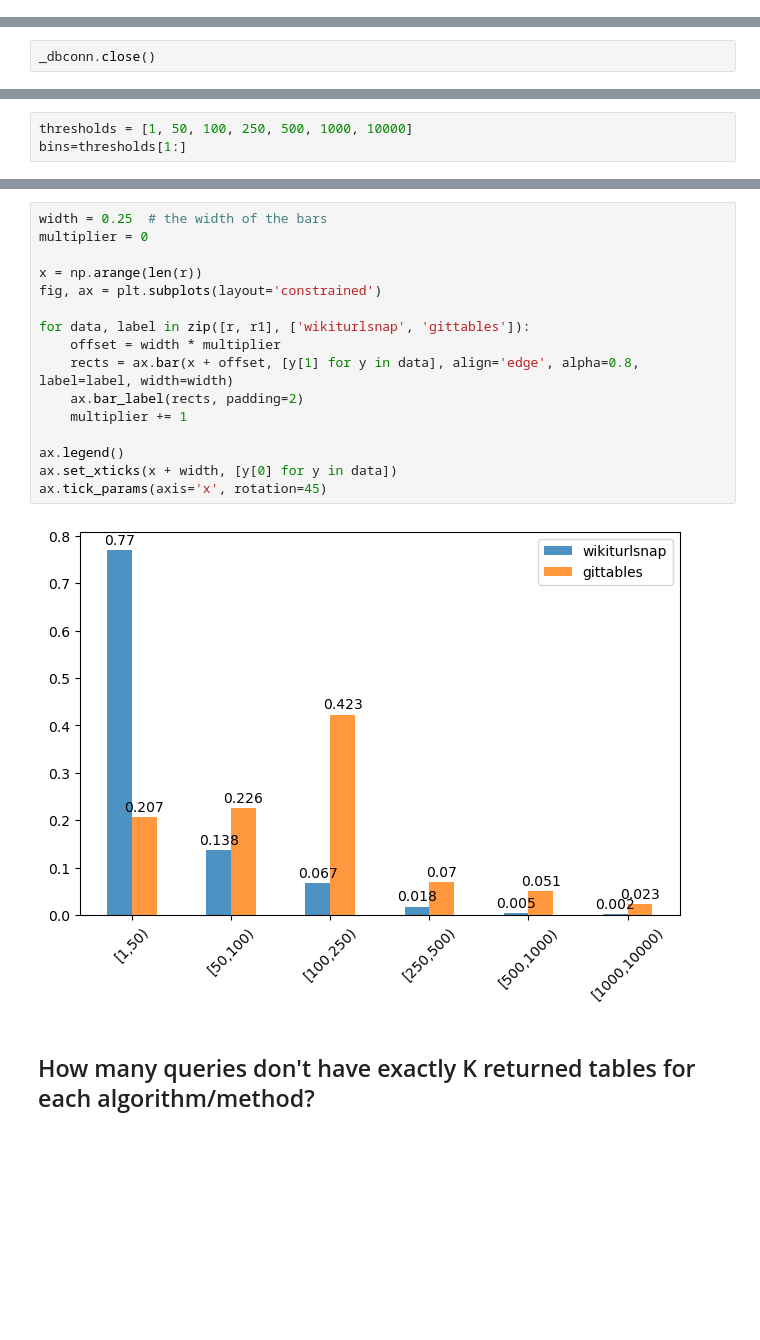
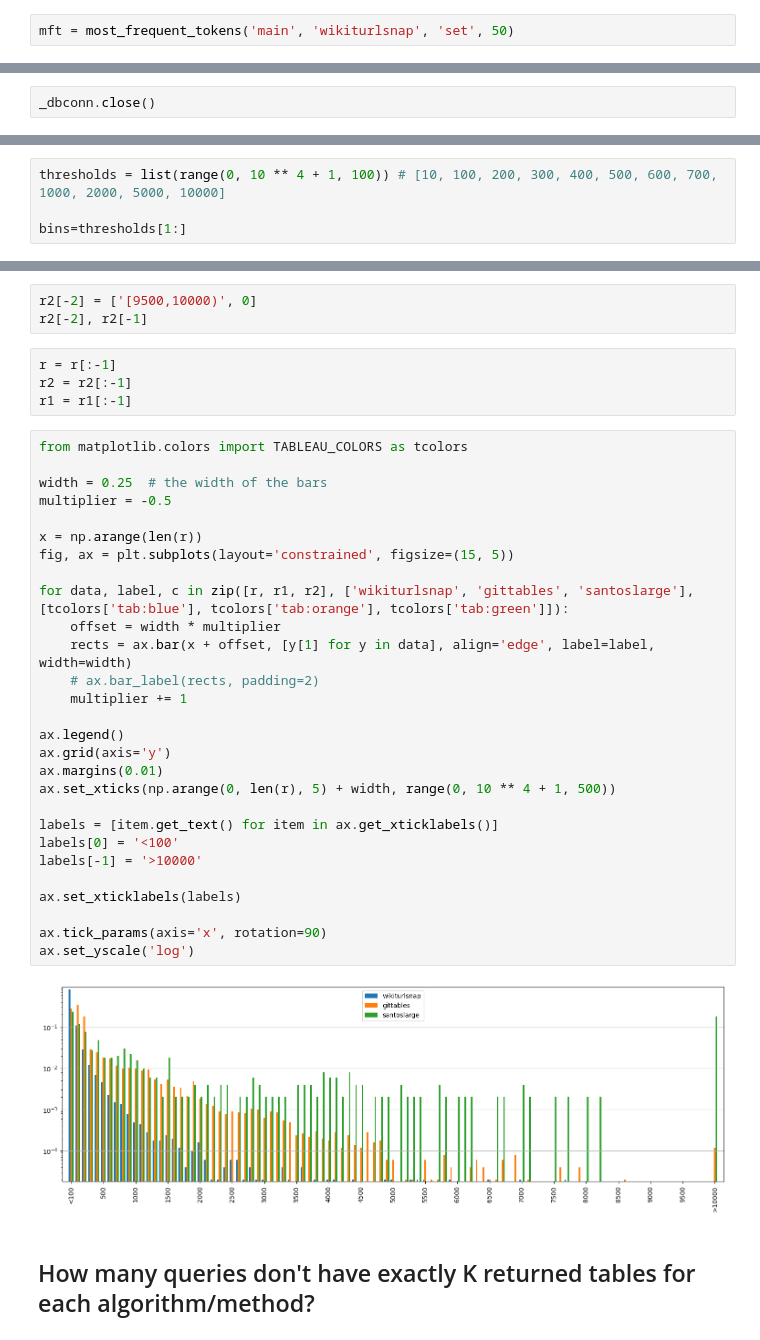
Before and after one commit to nanni00/datalake-table-finder, a Jupyter notebook: notebooks/stuff.ipynb, the cells around one changed output, grey strips where cells are left out. Saved outputs shown, nothing was run; the diff lists cells and outputs as text; blank space fills up the shorter version.

```diff
--- a/notebooks/stuff.ipynb
+++ b/notebooks/stuff.ipynb
@@ -187,0 +128,2 @@ tokenadult@#1 23915
+# %%
+mft = most_frequent_tokens('main', 'wikiturlsnap', 'set', 50)
@@ -192,4 +165,5 @@ _dbconn.close()
 # %%
-thresholds = [1, 50, 100, 250, 500, 1000, 10000]
+thresholds = list(range(0, 10 ** 4 + 1, 100)) # [10, 100, 200, 300, 400, 500, 600, 700, 1000, 2000, 5000, 10000]
+
 bins=thresholds[1:]
 # %%
@@ -247,21 +239,40 @@ plt.yscale('log')
+# %%
+r2[-2] = ['[9500,10000)', 0]
+r2[-2], r2[-1]
+# %%
+r = r[:-1]
+r2 = r2[:-1]
+r1 = r1[:-1]
 # %%
+from matplotlib.colors import TABLEAU_COLORS as tcolors
+
 width = 0.25  # the width of the bars
-multiplier = 0
+multiplier = -0.5
 
 x = np.arange(len(r))
-fig, ax = plt.subplots(layout='constrained')
+fig, ax = plt.subplots(layout='constrained', figsize=(15, 5))
 
-for data, label in zip([r, r1], ['wikiturlsnap', 'gittables']):
+for data, label, c in zip([r, r1, r2], ['wikiturlsnap', 'gittables', 'santoslarge'], [tcolors['tab:blue'], tcolors['tab:orange'], tcolors['tab:green']]):
     offset = width * multiplier
-    rects = ax.bar(x + offset, [y[1] for y in data], align='edge', alpha=0.8, label=label, width=width)
-    ax.bar_label(rects, padding=2)
+    rects = ax.bar(x + offset, [y[1] for y in data], align='edge', label=label, width=width)
+    # ax.bar_label(rects, padding=2)
     multiplier += 1
 
 ax.legend()
-ax.set_xticks(x + width, [y[0] for y in data])
-ax.tick_params(axis='x', rotation=45)
+ax.grid(axis='y')
+ax.margins(0.01)
+ax.set_xticks(np.arange(0, len(r), 5) + width, range(0, 10 ** 4 + 1, 500))
+
+labels = [item.get_text() for item in ax.get_xticklabels()]
+labels[0] = '<100'
+labels[-1] = '>10000'
+
+ax.set_xticklabels(labels)
+
+ax.tick_params(axis='x', rotation=90)
+ax.set_yscale('log')
 # %% [output]
-[figure, old version]
+[figure, new version]
 # %% [markdown]
 ## How many queries don't have exactly K returned tables for each algorithm/method?
 # %%
```
Also changed, not shown: parts of 55 cells of this notebook, 29 other files.
